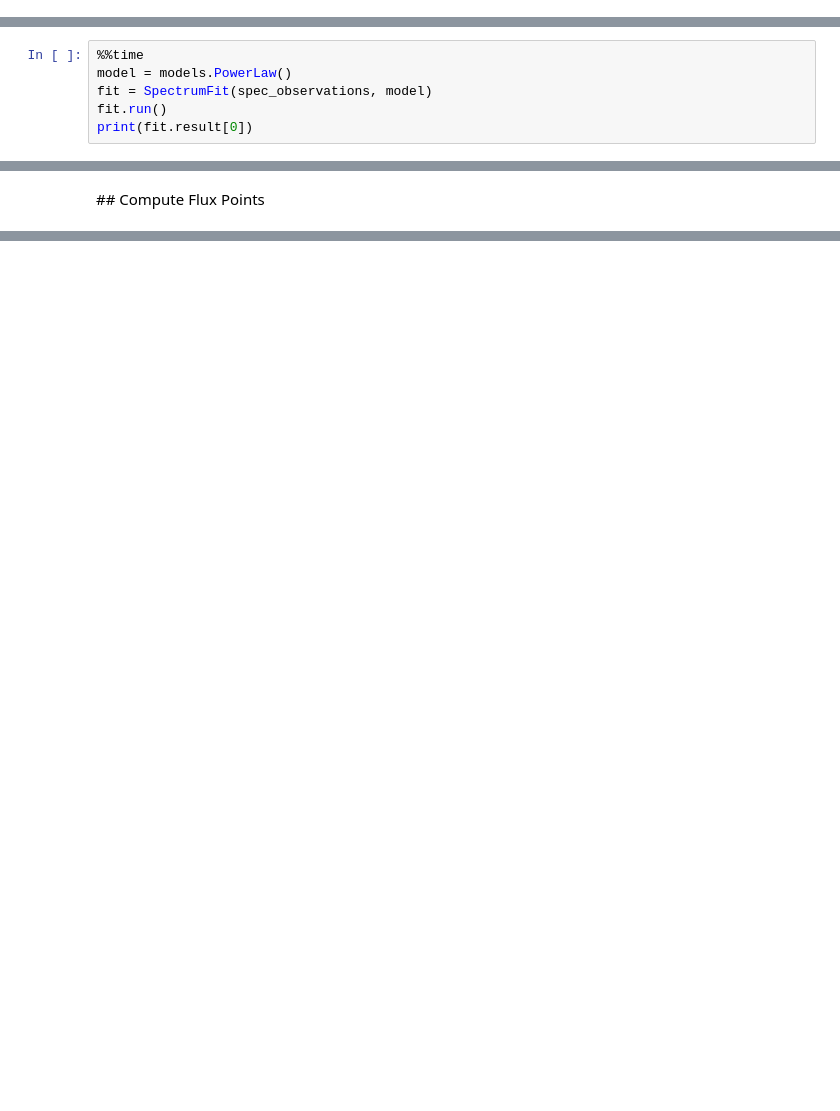
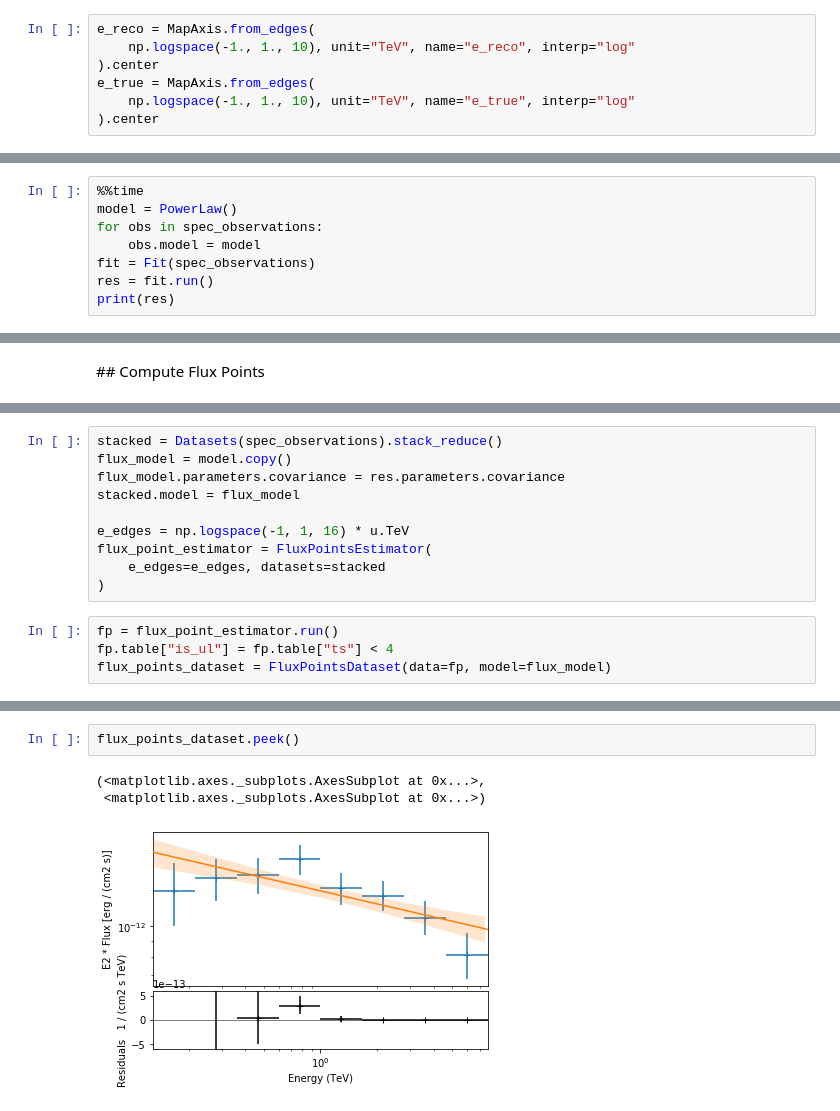
Before and after one commit to peroju/dm-gammapy, a Jupyter notebook: notebooks/TargetSpectrumFlux.ipynb, the cells around one changed output, grey strips where cells are left out. Saved outputs shown, nothing was run; the diff lists cells and outputs as text; blank space fills up the shorter version.

```diff
--- a/notebooks/TargetSpectrumFlux.ipynb
+++ b/notebooks/TargetSpectrumFlux.ipynb
@@ -290,3 +281,10 @@ e_true = EnergyBounds.equal_log_spacing(0.1, 10, 10, unit="TeV")
+# %%
+e_reco = MapAxis.from_edges(
+    np.logspace(-1., 1., 10), unit="TeV", name="e_reco", interp="log"
+).center
+e_true = MapAxis.from_edges(
+    np.logspace(-1., 1., 10), unit="TeV", name="e_true", interp="log"
+).center
 # %%
 extraction = SpectrumExtraction(
     observations=observations_selected,
@@ -302,8 +300,10 @@ spec_observations = extraction.spectrum_observations
 ## Fit spectrum
 # %%
 %%time
-model = models.PowerLaw()
-fit = SpectrumFit(spec_observations, model)
-fit.run()
-print(fit.result[0])
+model = PowerLaw()
+for obs in spec_observations:
+    obs.model = model
+fit = Fit(spec_observations)
+res = fit.run()
+print(res)
 # %% [output]
@@ -403,0 +331,14 @@ total_result.plot(
+# %%
+stacked = Datasets(spec_observations).stack_reduce()
+flux_model = model.copy()
+flux_model.parameters.covariance = res.parameters.covariance
+stacked.model = flux_model
+
+e_edges = np.logspace(-1, 1, 16) * u.TeV
+flux_point_estimator = FluxPointsEstimator(
+    e_edges=e_edges, datasets=stacked
+)
+# %%
+fp = flux_point_estimator.run()
+fp.table["is_ul"] = fp.table["ts"] < 4
+flux_points_dataset = FluxPointsDataset(data=fp, model=flux_model)
@@ -403,0 +360,6 @@ total_result.plot(
+# %%
+flux_points_dataset.peek()
+# %% [output]
+(<matplotlib.axes._subplots.AxesSubplot at 0x...>,
+ <matplotlib.axes._subplots.AxesSubplot at 0x...>)
+[figure, added]
```
Also changed, not shown: parts of 22 cells of this notebook, 16 other files.
